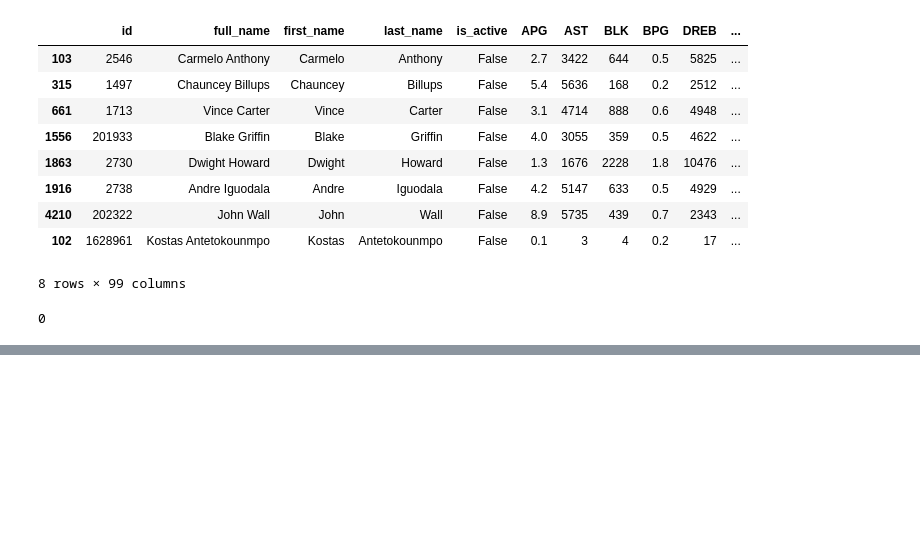
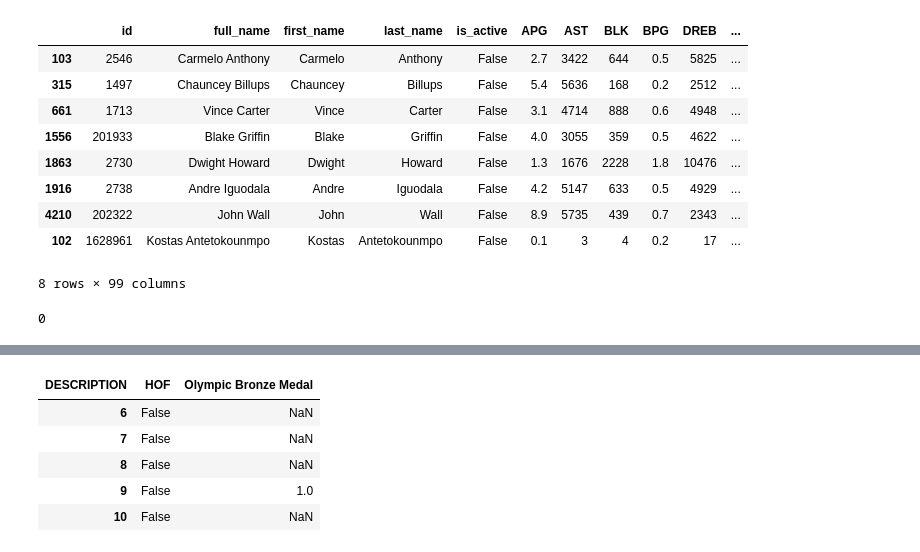
Before and after one commit to bharthun7/nba-hof-predictor, a Jupyter notebook: inactive-scraper-tester.ipynb, the cells around one changed output, grey strips where cells are left out. Drawn from its saved outputs; the diff is of its cells as text; code cells hidden in the pictures; blank space fills up the shorter version.

```diff
--- a/inactive-scraper.ipynb
+++ b/inactive-scraper-tester.ipynb
@@ -226,0 +239,12 @@ len(playercareerstats.PlayerCareerStats(1628961).get_data_frames()[3])
+# %%
+test_df2=pd.concat([test_df2,test_df2.apply(get_career_stats,axis=1)],axis=1)
+test_df2=pd.concat([test_df2,test_df2.apply(get_awards,axis=1)],axis=1).fillna(0)
+# %%
+test_df2.apply(get_awards,axis=1)
+# %% [output]
+| DESCRIPTION | HOF | Olympic Bronze Medal |
+| 6 | False | NaN |
+| 7 | False | NaN |
+| 8 | False | NaN |
+| 9 | False | 1.0 |
+| 10 | False | NaN |
```
Also changed, not shown: parts of 5 cells of this notebook.
